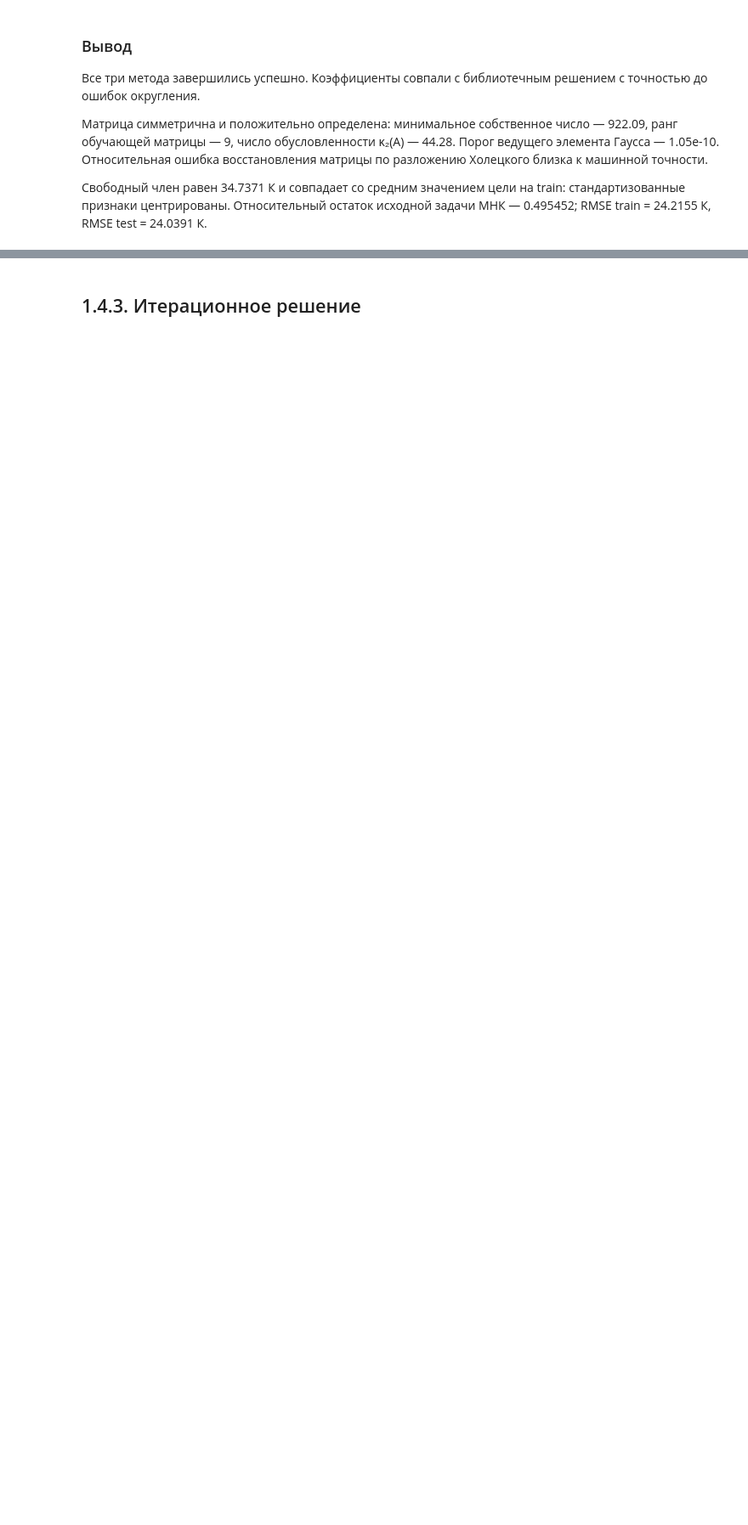
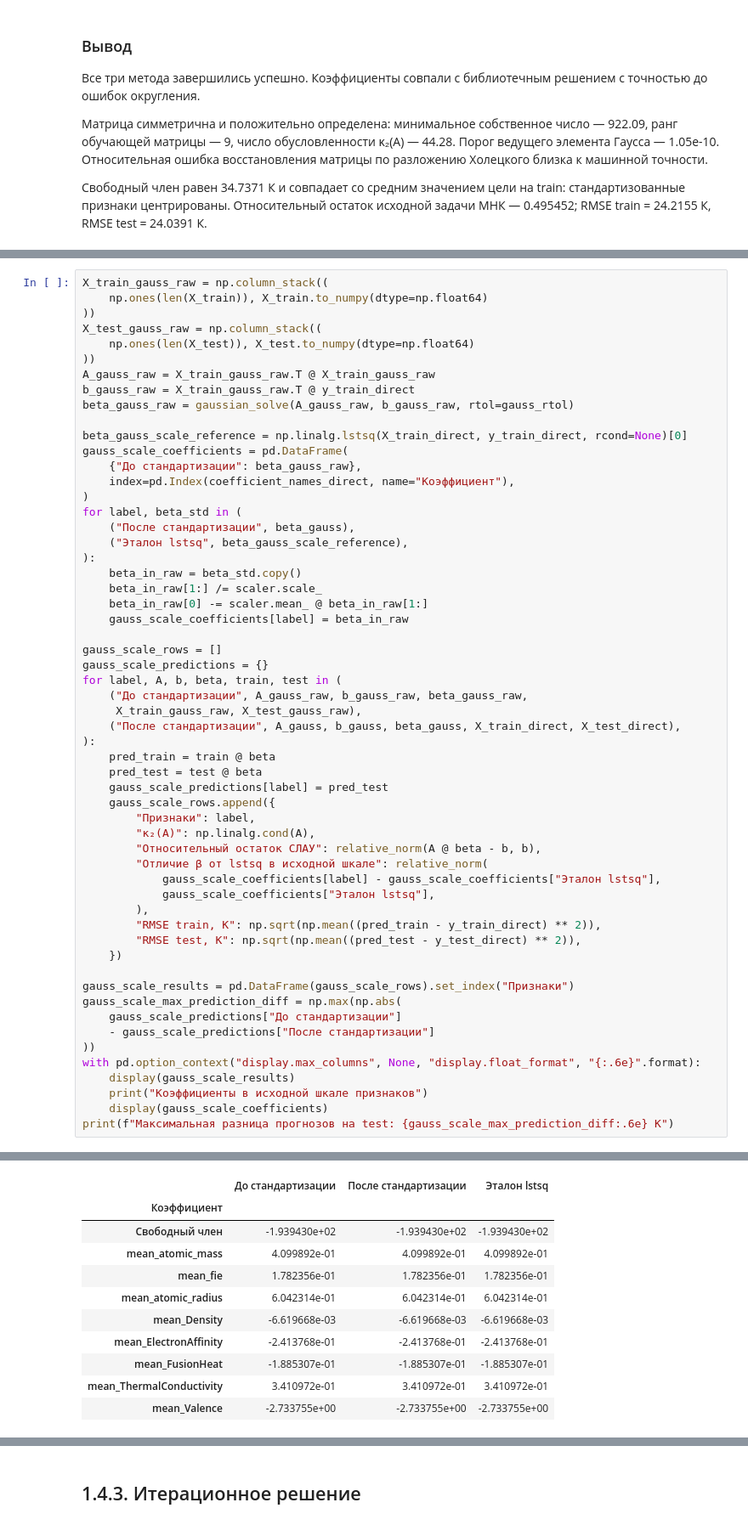
Before and after one commit to aibryanov/MOMO_labs, a Jupyter notebook: lab_1/lab_1.ipynb, the cells around one changed output, grey strips where cells are left out. Shown at 85% size. Drawn from its saved outputs; the diff is of its cells as text; blank space fills up the shorter version.

```diff
--- a/lab_1/lab_1.ipynb
+++ b/lab_1/lab_1.ipynb
@@ -615,0 +622,58 @@ with pd.option_context("display.max_columns", None, "display.float_format", "{:.
+# %%
+X_train_gauss_raw = np.column_stack((
+    np.ones(len(X_train)), X_train.to_numpy(dtype=np.float64)
+))
+X_test_gauss_raw = np.column_stack((
+    np.ones(len(X_test)), X_test.to_numpy(dtype=np.float64)
+))
+A_gauss_raw = X_train_gauss_raw.T @ X_train_gauss_raw
+b_gauss_raw = X_train_gauss_raw.T @ y_train_direct
+beta_gauss_raw = gaussian_solve(A_gauss_raw, b_gauss_raw, rtol=gauss_rtol)
+
+beta_gauss_scale_reference = np.linalg.lstsq(X_train_direct, y_train_direct, rcond=None)[0]
+gauss_scale_coefficients = pd.DataFrame(
+    {"До стандартизации": beta_gauss_raw},
+    index=pd.Index(coefficient_names_direct, name="Коэффициент"),
+)
+for label, beta_std in (
+    ("После стандартизации", beta_gauss),
+    ("Эталон lstsq", beta_gauss_scale_reference),
+):
+    beta_in_raw = beta_std.copy()
+    beta_in_raw[1:] /= scaler.scale_
+    beta_in_raw[0] -= scaler.mean_ @ beta_in_raw[1:]
+    gauss_scale_coefficients[label] = beta_in_raw
+
+gauss_scale_rows = []
+gauss_scale_predictions = {}
+for label, A, b, beta, train, test in (
+    ("До стандартизации", A_gauss_raw, b_gauss_raw, beta_gauss_raw,
+     X_train_gauss_raw, X_test_gauss_raw),
+    ("После стандартизации", A_gauss, b_gauss, beta_gauss, X_train_direct, X_test_direct),
+):
+    pred_train = train @ beta
+    pred_test = test @ beta
+    gauss_scale_predictions[label] = pred_test
+    gauss_scale_rows.append({
+        "Признаки": label,
+        "κ₂(A)": np.linalg.cond(A),
+        "Относительный остаток СЛАУ": relative_norm(A @ beta - b, b),
+        "Отличие β от lstsq в исходной шкале": relative_norm(
+            gauss_scale_coefficients[label] - gauss_scale_coefficients["Эталон lstsq"],
+            gauss_scale_coefficients["Эталон lstsq"],
+        ),
+        "RMSE train, К": np.sqrt(np.mean((pred_train - y_train_direct) ** 2)),
+        "RMSE test, К": np.sqrt(np.mean((pred_test - y_test_direct) ** 2)),
+    })
+
+gauss_scale_results = pd.DataFrame(gauss_scale_rows).set_index("Признаки")
+gauss_scale_max_prediction_diff = np.max(np.abs(
+    gauss_scale_predictions["До стандартизации"]
+    - gauss_scale_predictions["После стандартизации"]
+))
+with pd.option_context("display.max_columns", None, "display.float_format", "{:.6e}".format):
+    display(gauss_scale_results)
+    print("Коэффициенты в исходной шкале признаков")
+    display(gauss_scale_coefficients)
+print(f"Максимальная разница прогнозов на test: {gauss_scale_max_prediction_diff:.6e} К")
+# %% [output]
@@ -615,0 +685,11 @@ with pd.option_context("display.max_columns", None, "display.float_format", "{:.
+|  | До стандартизации | После стандартизации | Эталон lstsq |
+| Коэффициент |  |  |  |
+| Свободный член | -1.939430e+02 | -1.939430e+02 | -1.939430e+02 |
+| mean_atomic_mass | 4.099892e-01 | 4.099892e-01 | 4.099892e-01 |
+| mean_fie | 1.782356e-01 | 1.782356e-01 | 1.782356e-01 |
+| mean_atomic_radius | 6.042314e-01 | 6.042314e-01 | 6.042314e-01 |
+| mean_Density | -6.619668e-03 | -6.619668e-03 | -6.619668e-03 |
+| mean_ElectronAffinity | -2.413768e-01 | -2.413768e-01 | -2.413768e-01 |
+| mean_FusionHeat | -1.885307e-01 | -1.885307e-01 | -1.885307e-01 |
+| mean_ThermalConductivity | 3.410972e-01 | 3.410972e-01 | 3.410972e-01 |
+| mean_Valence | -2.733755e+00 | -2.733755e+00 | -2.733755e+00 |
```
Also changed, not shown: parts of 4 cells of this notebook.
